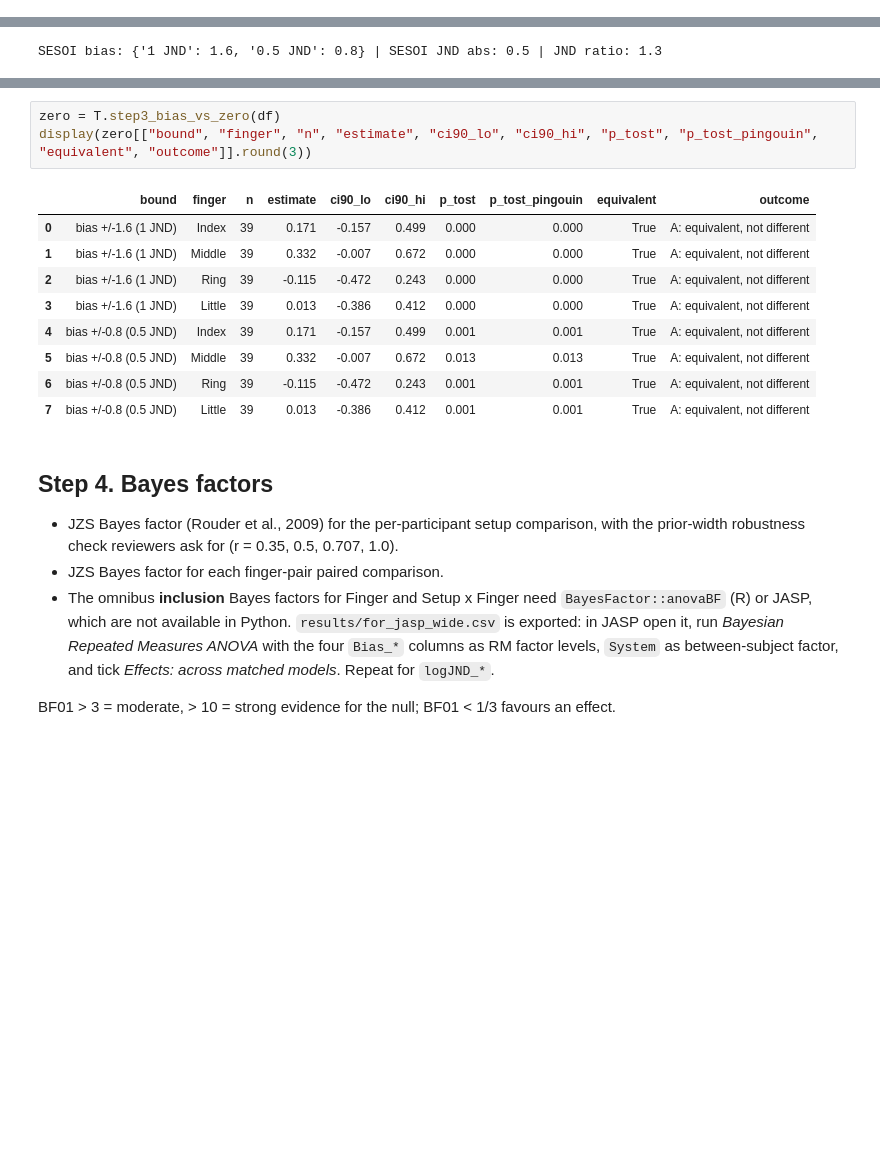
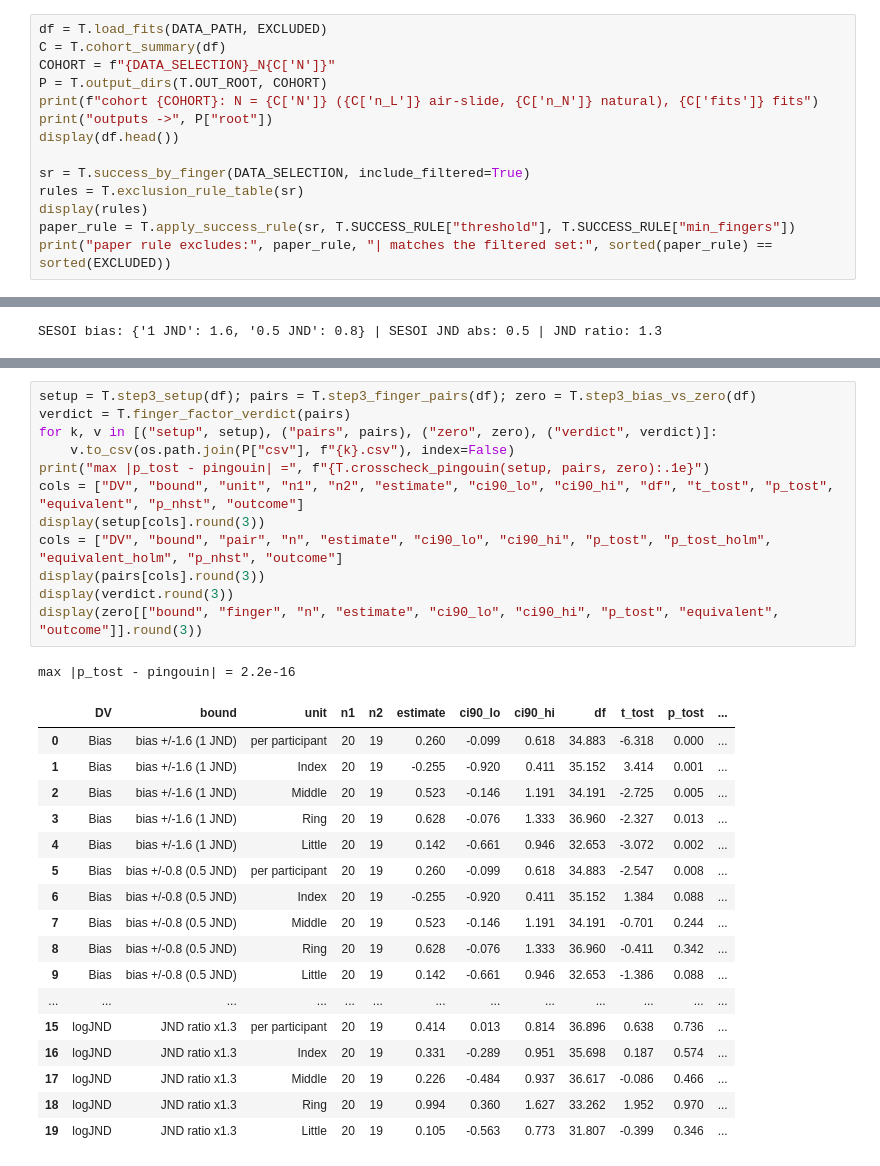
Before and after one commit to Elisheva-Shiri/Parallel_Heptics, a Jupyter notebook: analysis/tost_equivalence/TOST.ipynb, the cells around one changed output, grey strips where cells are left out. Cells and saved outputs as stored; diff of their text form; blank space fills up the shorter version.

```diff
--- a/analysis/tost_equivalence/TOST.ipynb
+++ b/analysis/tost_equivalence/TOST.ipynb
@@ -40,0 +63,14 @@ N = 39 participants: 20 air-slide, 19 natural; 156 fits
+# %%
+df = T.load_fits(DATA_PATH, EXCLUDED)
+C = T.cohort_summary(df)
+COHORT = f"{DATA_SELECTION}_N{C['N']}"
+P = T.output_dirs(T.OUT_ROOT, COHORT)
+print(f"cohort {COHORT}: N = {C['N']} ({C['n_L']} air-slide, {C['n_N']} natural), {C['fits']} fits")
+print("outputs ->", P["root"])
+display(df.head())
+
+sr = T.success_by_finger(DATA_SELECTION, include_filtered=True)
+rules = T.exclusion_rule_table(sr)
+display(rules)
+paper_rule = T.apply_success_rule(sr, T.SUCCESS_RULE["threshold"], T.SUCCESS_RULE["min_fingers"])
+print("paper rule excludes:", paper_rule, "| matches the filtered set:", sorted(paper_rule) == sorted(EXCLUDED))
@@ -166,26 +159,31 @@ Finger factor verdict (all six pairs must pass after Holm):
-# %%
-zero = T.step3_bias_vs_zero(df)
-display(zero[["bound", "finger", "n", "estimate", "ci90_lo", "ci90_hi", "p_tost", "p_tost_pingouin", "equivalent", "outcome"]].round(3))
-# %% [output]
-|  | bound | finger | n | estimate | ci90_lo | ci90_hi | p_tost | p_tost_pingouin | equivalent | outcome |
-| 0 | bias +/-1.6 (1 JND) | Index | 39 | 0.171 | -0.157 | 0.499 | 0.000 | 0.000 | True | A: equivalent, not different |
-| 1 | bias +/-1.6 (1 JND) | Middle | 39 | 0.332 | -0.007 | 0.672 | 0.000 | 0.000 | True | A: equivalent, not different |
-| 2 | bias +/-1.6 (1 JND) | Ring | 39 | -0.115 | -0.472 | 0.243 | 0.000 | 0.000 | True | A: equivalent, not different |
-| 3 | bias +/-1.6 (1 JND) | Little | 39 | 0.013 | -0.386 | 0.412 | 0.000 | 0.000 | True | A: equivalent, not different |
-| 4 | bias +/-0.8 (0.5 JND) | Index | 39 | 0.171 | -0.157 | 0.499 | 0.001 | 0.001 | True | A: equivalent, not different |
-| 5 | bias +/-0.8 (0.5 JND) | Middle | 39 | 0.332 | -0.007 | 0.672 | 0.013 | 0.013 | True | A: equivalent, not different |
-| 6 | bias +/-0.8 (0.5 JND) | Ring | 39 | -0.115 | -0.472 | 0.243 | 0.001 | 0.001 | True | A: equivalent, not different |
-| 7 | bias +/-0.8 (0.5 JND) | Little | 39 | 0.013 | -0.386 | 0.412 | 0.001 | 0.001 | True | A: equivalent, not different |
-# %% [markdown]
-## Step 4. Bayes factors
-
-* JZS Bayes factor (Rouder et al., 2009) for the per-participant setup comparison, with the
-  prior-width robustness check reviewers ask for (r = 0.35, 0.5, 0.707, 1.0).
-* JZS Bayes factor for each finger-pair paired comparison.
-* The omnibus **inclusion** Bayes factors for Finger and Setup x Finger need
-  `BayesFactor::anovaBF` (R) or JASP, which are not available in Python. `results/for_jasp_wide.csv`
-  is exported: in JASP open it, run *Bayesian Repeated Measures ANOVA* with the four `Bias_*`
-  columns as RM factor levels, `System` as between-subject factor, and tick *Effects: across
-  matched models*. Repeat for `logJND_*`.
-
-BF01 > 3 = moderate, > 10 = strong evidence for the null; BF01 < 1/3 favours an effect.
+# %%
+setup = T.step3_setup(df); pairs = T.step3_finger_pairs(df); zero = T.step3_bias_vs_zero(df)
+verdict = T.finger_factor_verdict(pairs)
+for k, v in [("setup", setup), ("pairs", pairs), ("zero", zero), ("verdict", verdict)]:
+    v.to_csv(os.path.join(P["csv"], f"{k}.csv"), index=False)
+print("max |p_tost - pingouin| =", f"{T.crosscheck_pingouin(setup, pairs, zero):.1e}")
+cols = ["DV", "bound", "unit", "n1", "n2", "estimate", "ci90_lo", "ci90_hi", "df", "t_tost", "p_tost", "equivalent", "p_nhst", "outcome"]
+display(setup[cols].round(3))
+cols = ["DV", "bound", "pair", "n", "estimate", "ci90_lo", "ci90_hi", "p_tost", "p_tost_holm", "equivalent_holm", "p_nhst", "outcome"]
+display(pairs[cols].round(3))
+display(verdict.round(3))
+display(zero[["bound", "finger", "n", "estimate", "ci90_lo", "ci90_hi", "p_tost", "equivalent", "outcome"]].round(3))
+# %% [output]
+max |p_tost - pingouin| = 2.2e-16
+|  | DV | bound | unit | n1 | n2 | estimate | ci90_lo | ci90_hi | df | t_tost | p_tost | ... |
+| 0 | Bias | bias +/-1.6 (1 JND) | per participant | 20 | 19 | 0.260 | -0.099 | 0.618 | 34.883 | -6.318 | 0.000 | ... |
+| 1 | Bias | bias +/-1.6 (1 JND) | Index | 20 | 19 | -0.255 | -0.920 | 0.411 | 35.152 | 3.414 | 0.001 | ... |
+| 2 | Bias | bias +/-1.6 (1 JND) | Middle | 20 | 19 | 0.523 | -0.146 | 1.191 | 34.191 | -2.725 | 0.005 | ... |
+| 3 | Bias | bias +/-1.6 (1 JND) | Ring | 20 | 19 | 0.628 | -0.076 | 1.333 | 36.960 | -2.327 | 0.013 | ... |
+| 4 | Bias | bias +/-1.6 (1 JND) | Little | 20 | 19 | 0.142 | -0.661 | 0.946 | 32.653 | -3.072 | 0.002 | ... |
+| 5 | Bias | bias +/-0.8 (0.5 JND) | per participant | 20 | 19 | 0.260 | -0.099 | 0.618 | 34.883 | -2.547 | 0.008 | ... |
+| 6 | Bias | bias +/-0.8 (0.5 JND) | Index | 20 | 19 | -0.255 | -0.920 | 0.411 | 35.152 | 1.384 | 0.088 | ... |
+| 7 | Bias | bias +/-0.8 (0.5 JND) | Middle | 20 | 19 | 0.523 | -0.146 | 1.191 | 34.191 | -0.701 | 0.244 | ... |
+| 8 | Bias | bias +/-0.8 (0.5 JND) | Ring | 20 | 19 | 0.628 | -0.076 | 1.333 | 36.960 | -0.411 | 0.342 | ... |
+| 9 | Bias | bias +/-0.8 (0.5 JND) | Little | 20 | 19 | 0.142 | -0.661 | 0.946 | 32.653 | -1.386 | 0.088 | ... |
+| ... | ... | ... | ... | ... | ... | ... | ... | ... | ... | ... | ... | ... |
+| 15 | logJND | JND ratio x1.3 | per participant | 20 | 19 | 0.414 | 0.013 | 0.814 | 36.896 | 0.638 | 0.736 | ... |
+| 16 | logJND | JND ratio x1.3 | Index | 20 | 19 | 0.331 | -0.289 | 0.951 | 35.698 | 0.187 | 0.574 | ... |
+| 17 | logJND | JND ratio x1.3 | Middle | 20 | 19 | 0.226 | -0.484 | 0.937 | 36.617 | -0.086 | 0.466 | ... |
+| 18 | logJND | JND ratio x1.3 | Ring | 20 | 19 | 0.994 | 0.360 | 1.627 | 33.262 | 1.952 | 0.970 | ... |
+| 19 | logJND | JND ratio x1.3 | Little | 20 | 19 | 0.105 | -0.563 | 0.773 | 31.807 | -0.399 | 0.346 | ... |
```
Also changed, not shown: parts of 29 cells of this notebook, 1 other file.
